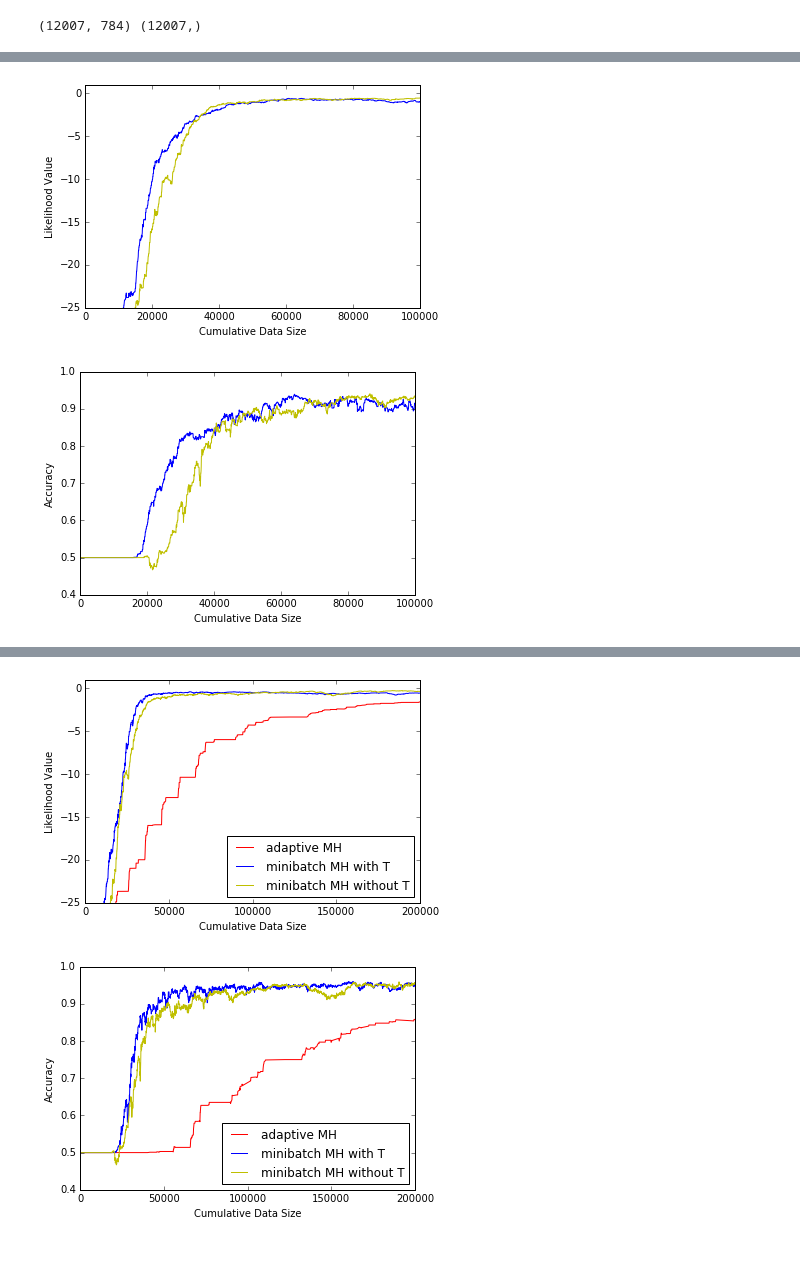
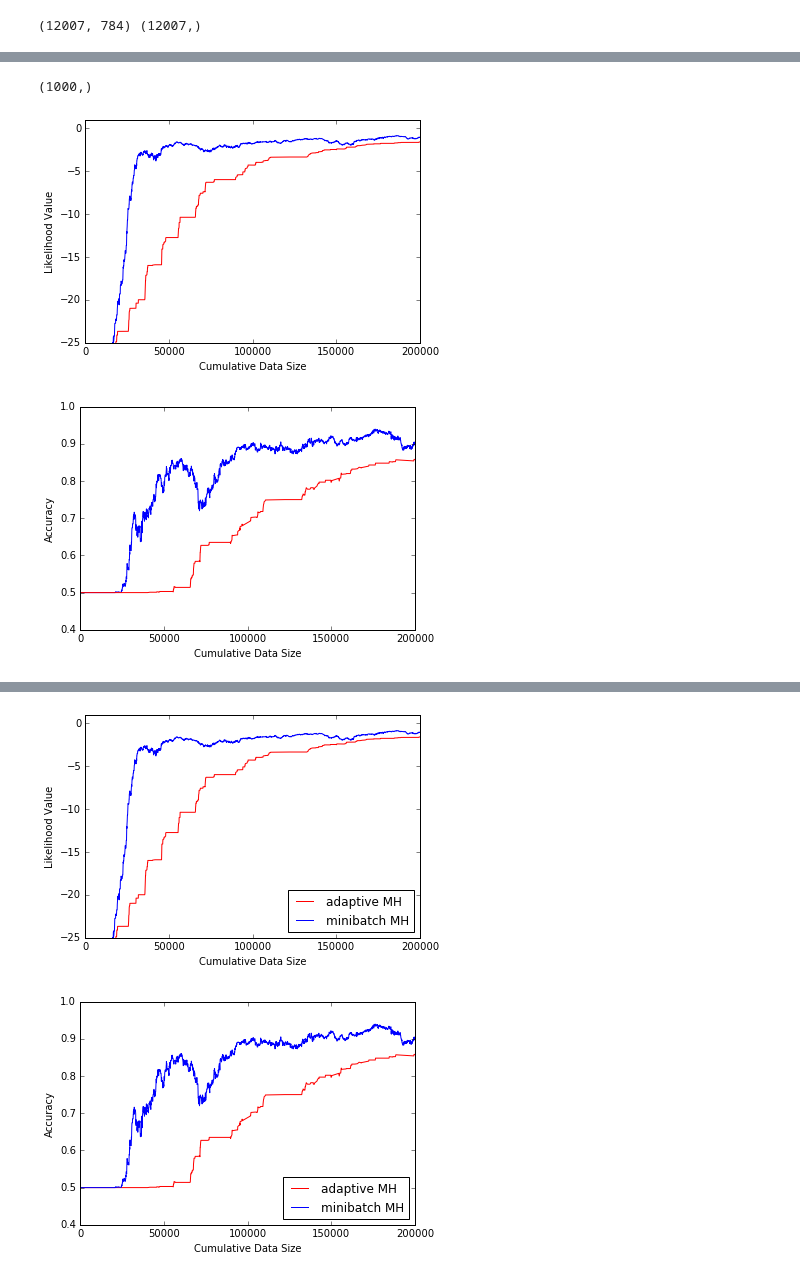
Before and after one commit to DanielTakeshi/New_MH_Test, a Jupyter notebook: iPython_stuff/LogisticRegression_CUTMH_RandomWalkProposer.ipynb, the cells around one changed output, grey strips where cells are left out. Drawn from its saved outputs; the diff is of its cells as text; code cells hidden in the pictures.

```diff
--- a/iPython_stuff/LogisticRegression_CUTMH_RandomWalkProposer.ipynb
+++ b/iPython_stuff/LogisticRegression_CUTMH_RandomWalkProposer.ipynb
@@ -326,10 +326,10 @@ print TrainImg.shape, TrainLabel.shape
 (12007, 784) (12007,)
 # %%
 # try the mini_batch
-N = 1000
+N = 8000
 p = 784
 # beta = np.random.rand(p)
-beta = np.zeros(p)
+beta = np.ones(p)
 rd = RandomWalkProposer()
 sig0 = 0.1
 logm = Logistic(p, 12007, rd)
@@ -341,11 +341,14 @@ ll = []
 acc = []
 ll_full = np.zeros(N)
 acc_full = np.zeros(N)
-T0 = 900.0
+T0 = 3000.0
 
 for i in range(N):
     sd_vect = np.zeros(num_sd)
-    # T = T0 / (i + 1.0) ** 0.5
+    if i > N /2:
+        T = T0 / (i + 1.0)**2.0
+    else:
+        T = T0 / (i + 1.0) ** 0.2
     # sig = sig0 / (i + 1.0)**0.5
     T =T0
     sig = sig0
@@ -357,9 +360,13 @@ for i in range(N):
     sd_est = sd_est *0.7 + np.std(sd_vect) *0.3
     u = np.random.random()
     sd_array[i] = sd_est
+    if sd_est > 1.2:
+        ll_full[i] = logm.ll(beta, TestImg[0:1000,:], TestLabel[0:1000])
+        acc_full[i] = logm.predAcc(beta, TestImg[0:1000,:], TestLabel[0:1000])
+        print sd_est
+        continue
     # X_log = ecdf_l[bisect(x_l, u)]
-    x_c = x_corr[bisect(ecdf_corr, u)]
-    x_c = x_c *sd_est
+    x_c = getRandXcorr(ecdfmat, sd_vect,sd_est)
     beta1 = rd.update(beta, sig)
     data = randomData(miniBatchSize, TrainImg, TrainLabel)
     delta = logm.delta(beta, beta1, data[0], data[1], T)
@@ -384,3 +416,12 @@ print np.mean(sd_array)
+# %%
+previousRes = scipy.io.loadmat('xl0_ones_hyc_final.mat')
+cumulate_datasize_xl = previousRes['cumulate_datasize_xl'][0]
+cost_list_xl = previousRes['cost_list_xl'][0]
+accuracy_xl = previousRes['accuracy_xl'][0]
+# %%
+print accuracy_xl[0].shape
+# %% [output]
+(1000,)
 # %%
 plt.figure()
 #plt.plot(cumulate_datasize_xl,cost_list_xl,'r')
@@ -388,12 +429,12 @@ plt.figure()
 x_ax = np.ones(N) * miniBatchSize
 x_ax = np.cumsum(x_ax)
 plt.plot(x_ax, ll_full, 'b')
-plt.plot(x_ax[0:4000], ll_full_nonT[0:4000], 'y')
+plt.plot(cumulate_datasize_xl,cost_list_xl,'r')
 plt.xlabel('Cumulative Data Size')
 plt.ylabel('Likelihood Value')
-plt.axis([-1,100000,-25,1])
+plt.axis([-1,200000,-25,1])
 
-plt.savefig('ll_hyc.png')
+# plt.savefig('ll_hyc.png')
 plt.show()
 
 
@@ -402,16 +443,16 @@ plt.figure()
 #plt.plot(cumulate_datasize_xl, accuracy_xl, 'r')
 #plt.hold(True)
 plt.plot(x_ax, acc_full, 'b')
-plt.plot(x_ax[0:4000], acc_full_nonT[0:4000], 'y')
+plt.plot(cumulate_datasize_xl, accuracy_xl, 'r')
 plt.xlabel('Cumulative Data Size')
 plt.ylabel('Accuracy')
-plt.axis([0, 100000 ,0.4, 1])
+plt.axis([0, 200000 ,0.4, 1])
 
-plt.savefig('acc_hyc.png')
+# plt.savefig('acc_hyc.png')
 plt.show()
 # %% [output]
-[figure, old version]
+[figure, new version]
-[figure, old version]
+[figure, new version]
 # %%
 # non-temperature case:
 # try the mini_batch
@@ -481,39 +522,39 @@ compare the result
 """
 # plot the likelihood with respect to the cumulative data size
 plt.figure()
 line_up, = plt.plot(cumulate_datasize_xl,cost_list_xl,'r')
 plt.hold(True)
 x_ax = np.ones(N) * miniBatchSize
 x_ax = np.cumsum(x_ax)
 line_mid, = plt.plot(x_ax, ll_full, 'b')
-line_down, = plt.plot(x_ax, ll_full_nonT, 'y')
+# line_down, = plt.plot(x_ax, ll_full_nonT, 'y')
 plt.xlabel('Cumulative Data Size')
 plt.ylabel('Likelihood Value')
 plt.axis([-1,200000,-25,1])
 
-plt.legend([line_up, line_mid, line_down], ['adaptive MH', 'minibatch MH with T', 'minibatch MH without T'],  loc='lower right')
+plt.legend([line_up, line_mid] , ['adaptive MH', 'minibatch MH'],  loc='lower right')
 
 plt.savefig('ll_hyc.png')
 plt.show()
 
 
 # plot the accuracy with respect to the cumulative data size
 plt.figure()
 line_up , = plt.plot(cumulate_datasize_xl, accuracy_xl, 'r')
 plt.hold(True)
 line_mid, = plt.plot(x_ax, acc_full, 'b')
-line_down, = plt.plot(x_ax, acc_full_nonT, 'y')
+# line_down, = plt.plot(x_ax, acc_full_nonT, 'y')
 plt.xlabel('Cumulative Data Size')
 plt.ylabel('Accuracy')
 plt.axis([0, 200000 ,0.4, 1])
 
-plt.legend([line_up, line_mid ,line_down],  ['adaptive MH', 'minibatch MH with T', 'minibatch MH without T'],  loc='lower right')
+plt.legend([line_up, line_mid],  ['adaptive MH', 'minibatch MH'],  loc='lower right')
 
 plt.savefig('acc_hyc.png')
 plt.show()
 # %% [output]
-[figure, old version]
+[figure, new version]
-[figure, old version]
+[figure, new version]
 # %%
 scipy.io.savemat('xl0_ones_hyc_final.mat',{'cumulate_datasize_xl':cumulate_datasize_xl, 'cost_list_xl':cost_list_xl, 'accuracy_xl':accuracy_xl})
 scipy.io.savemat('hy0_ones_hyc_final.mat',{'x_ax':x_ax, 'll_full':ll_full, 'll_full_nonT':ll_full_nonT, 'acc_full':acc_full, 'acc_full_nonT':acc_full_nonT})
```
Also changed, not shown: parts of 3 cells of this notebook, 4 other files.
